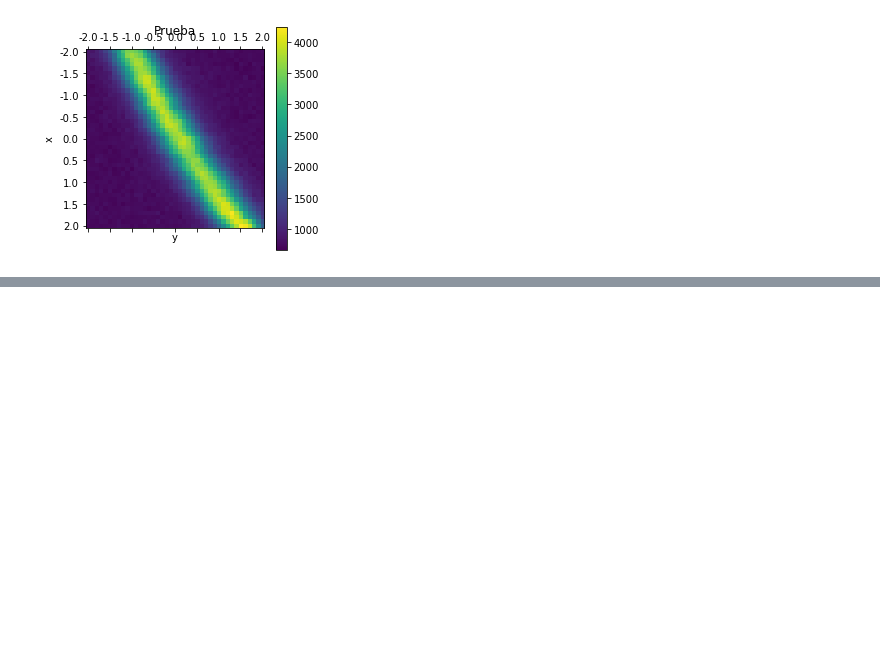
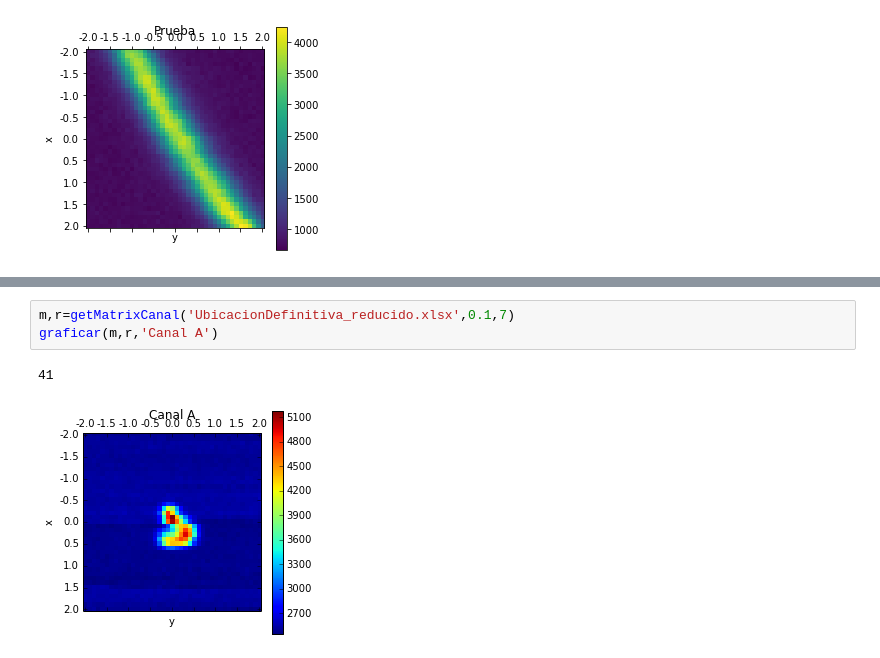
Before and after one commit to juannnesss/Tesis, a Jupyter notebook: Python/matrix.ipynb, the cells around one changed output, grey strips where cells are left out. Drawn from its saved outputs; the diff is of its cells as text; blank space fills up the shorter version.

```diff
--- a/Python/matrix.ipynb
+++ b/Python/matrix.ipynb
@@ -150,0 +157,6 @@ plt.show()
+# %%
+m,r=getMatrixCanal('UbicacionDefinitiva_reducido.xlsx',0.1,7)
+graficar(m,r,'Canal A')
+# %% [output]
+41
+[figure, added]
```
Also changed, not shown: parts of 5 cells of this notebook, 2 other files.
